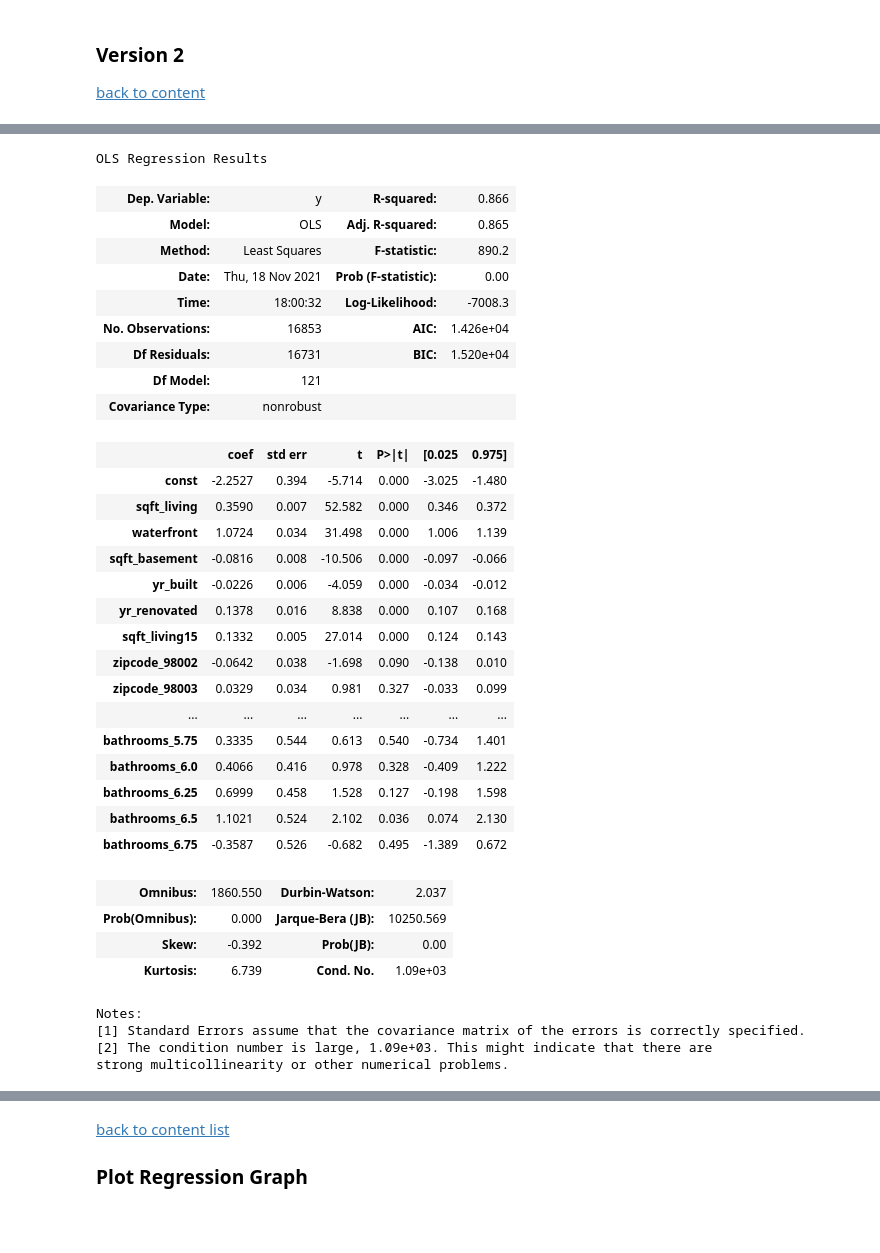
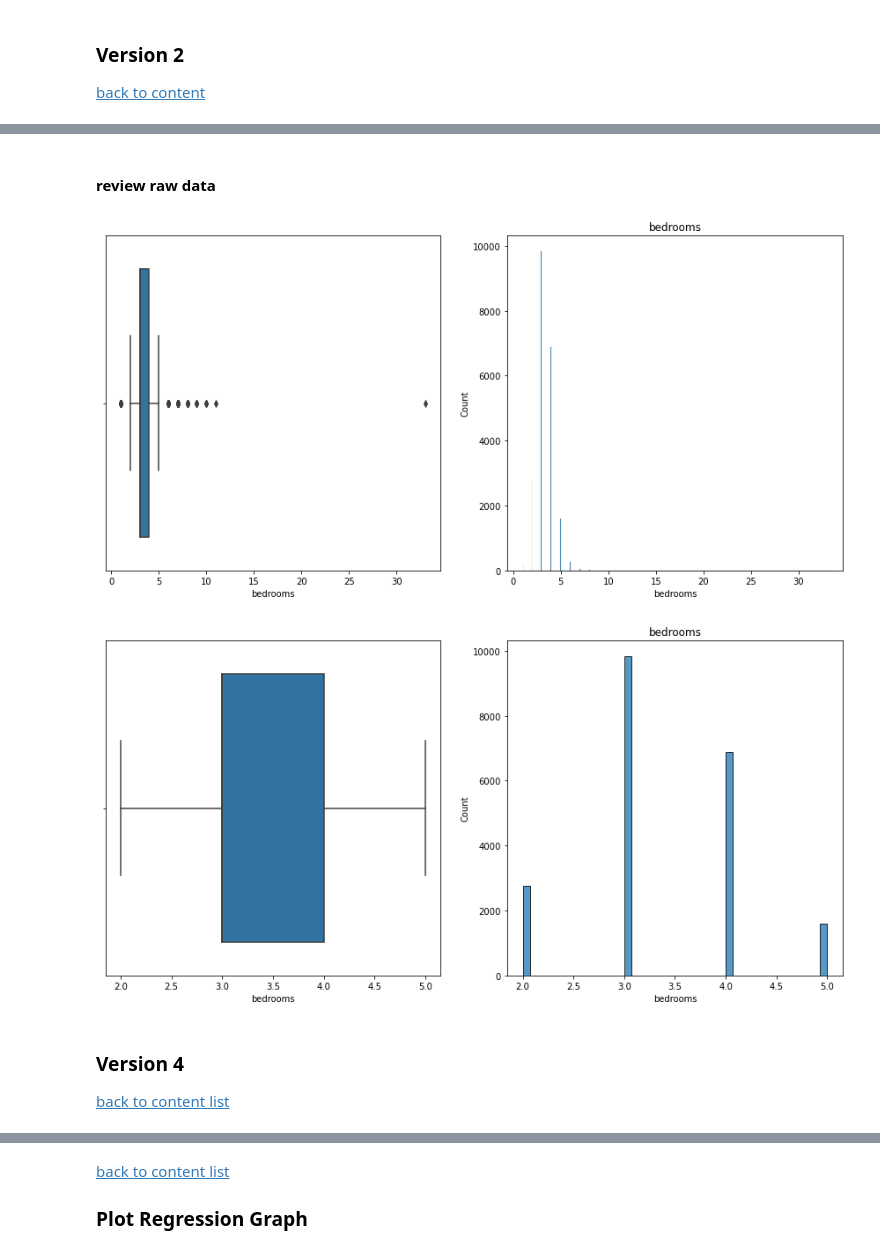
Before and after one commit to Denny-Meyer/IronHack_mid_term_real_state_regression, a Jupyter notebook: source_code/data_analytics_denny.ipynb, the cells around one changed output, grey strips where cells are left out. Cells and saved outputs as stored; diff of their text form; code cells hidden in the pictures; blank space fills up the shorter version.

```diff
--- a/source_code/data_analytics_denny.ipynb
+++ b/source_code/data_analytics_denny.ipynb
@@ -579,37 +540,24 @@ y_pred_test = model_l.predict(x_test)
-# %%
-create_linear_model_statsmodel_analyze(x_train, y_train)
-# %% [output]
-OLS Regression Results
-| Dep. Variable: | y | R-squared: | 0.866 |
-| Model: | OLS | Adj. R-squared: | 0.865 |
-| Method: | Least Squares | F-statistic: | 890.2 |
-| Date: | Thu, 18 Nov 2021 | Prob (F-statistic): | 0.00 |
-| Time: | 18:00:32 | Log-Likelihood: | -7008.3 |
-| No. Observations: | 16853 | AIC: | 1.426e+04 |
-| Df Residuals: | 16731 | BIC: | 1.520e+04 |
-| Df Model: | 121 |  |  |
-| Covariance Type: | nonrobust |  |  |
-|  | coef | std err | t | P>|t| | [0.025 | 0.975] |
-| const | -2.2527 | 0.394 | -5.714 | 0.000 | -3.025 | -1.480 |
-| sqft_living | 0.3590 | 0.007 | 52.582 | 0.000 | 0.346 | 0.372 |
-| waterfront | 1.0724 | 0.034 | 31.498 | 0.000 | 1.006 | 1.139 |
-| sqft_basement | -0.0816 | 0.008 | -10.506 | 0.000 | -0.097 | -0.066 |
-| yr_built | -0.0226 | 0.006 | -4.059 | 0.000 | -0.034 | -0.012 |
-| yr_renovated | 0.1378 | 0.016 | 8.838 | 0.000 | 0.107 | 0.168 |
-| sqft_living15 | 0.1332 | 0.005 | 27.014 | 0.000 | 0.124 | 0.143 |
-| zipcode_98002 | -0.0642 | 0.038 | -1.698 | 0.090 | -0.138 | 0.010 |
-| zipcode_98003 | 0.0329 | 0.034 | 0.981 | 0.327 | -0.033 | 0.099 |
-| ... | ... | ... | ... | ... | ... | ... |
-| bathrooms_5.75 | 0.3335 | 0.544 | 0.613 | 0.540 | -0.734 | 1.401 |
-| bathrooms_6.0 | 0.4066 | 0.416 | 0.978 | 0.328 | -0.409 | 1.222 |
-| bathrooms_6.25 | 0.6999 | 0.458 | 1.528 | 0.127 | -0.198 | 1.598 |
-| bathrooms_6.5 | 1.1021 | 0.524 | 2.102 | 0.036 | 0.074 | 2.130 |
-| bathrooms_6.75 | -0.3587 | 0.526 | -0.682 | 0.495 | -1.389 | 0.672 |
-| Omnibus: | 1860.550 | Durbin-Watson: | 2.037 |
-| Prob(Omnibus): | 0.000 | Jarque-Bera (JB): | 10250.569 |
-| Skew: | -0.392 | Prob(JB): | 0.00 |
-| Kurtosis: | 6.739 | Cond. No. | 1.09e+03 |
-Notes:
-[1] Standard Errors assume that the covariance matrix of the errors is correctly specified.
-[2] The condition number is large, 1.09e+03. This might indicate that there are
-strong multicollinearity or other numerical problems.
+# %%
+# create work copy and drop first not need data
+work_copy_v2= raw_data.copy()
+
+work_copy_v2.drop(columns=['id', 'date'], inplace=True)
+# %% [markdown]
+#### review raw data
+# %%
+# bedrooms
+plot_numeric_part(work_copy_v2, 'bedrooms')
+# %% [output]
+[figure, added]
+# %%
+# 33 bedrooms is marked as outlayer and distribution looks like left shifted
+# first try aggregate interquartile function
+
+work_copy_v2 = reduce_to_interquartile(work_copy_v2, 'bedrooms')
+plot_numeric_part(work_copy_v2, 'bedrooms')
+# %% [output]
+[figure, added]
+# %% [markdown]
+<a id='version_4'></a>
+### Version 4
+[back to content list](#content)
```
Also changed, not shown: parts of 66 cells of this notebook.
